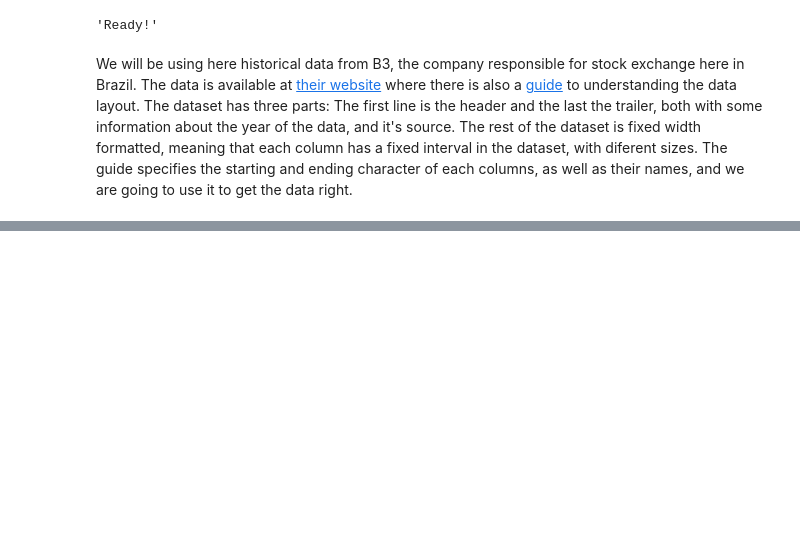
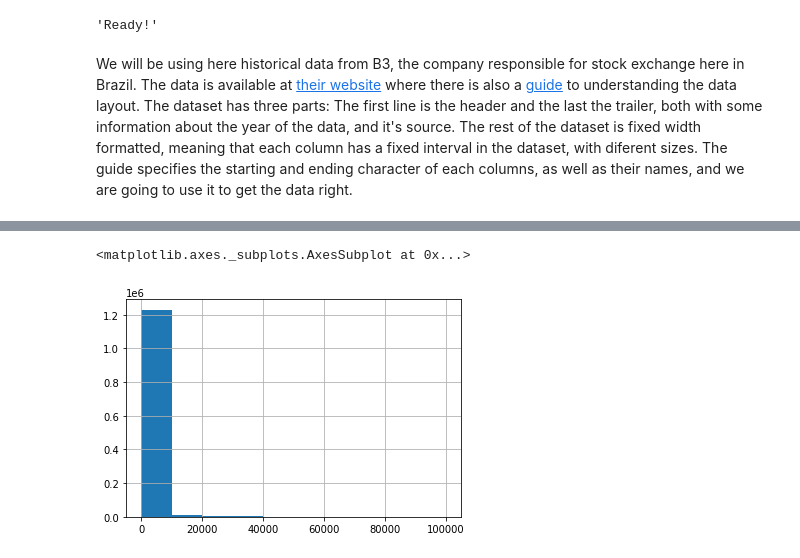
Before and after one commit to rodrigossilveira/DS_projects, a Jupyter notebook: Stocks_independence_by_itemset_mining.ipynb, the cells around one changed output, grey strips where cells are left out. Drawn from its saved outputs; the diff is of its cells as text; code cells hidden in the pictures; blank space fills up the shorter version.

```diff
--- a/Stocks_independence_by_itemset_mining.ipynb
+++ b/Stocks_independence_by_itemset_mining.ipynb
@@ -66,0 +172,5 @@ stocks_results.head(-5)
+# %%
+stocks_results['Number of transactions'].hist()
+# %% [output]
+<matplotlib.axes._subplots.AxesSubplot at 0x...>
+[figure, added]
```
Also changed, not shown: parts of 39 cells of this notebook.
